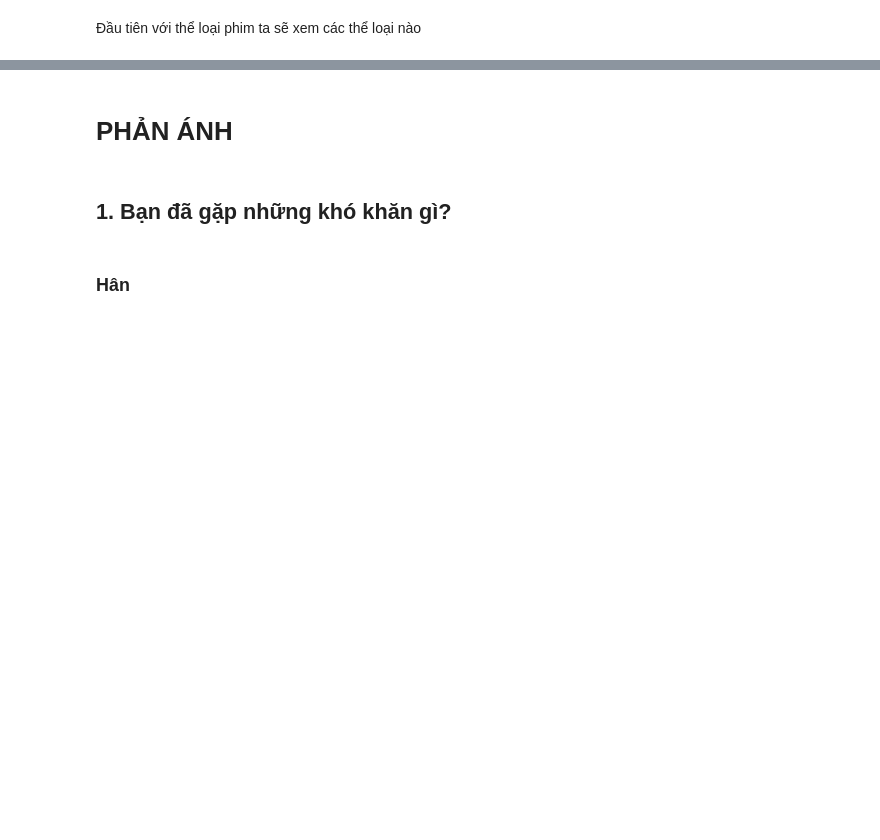
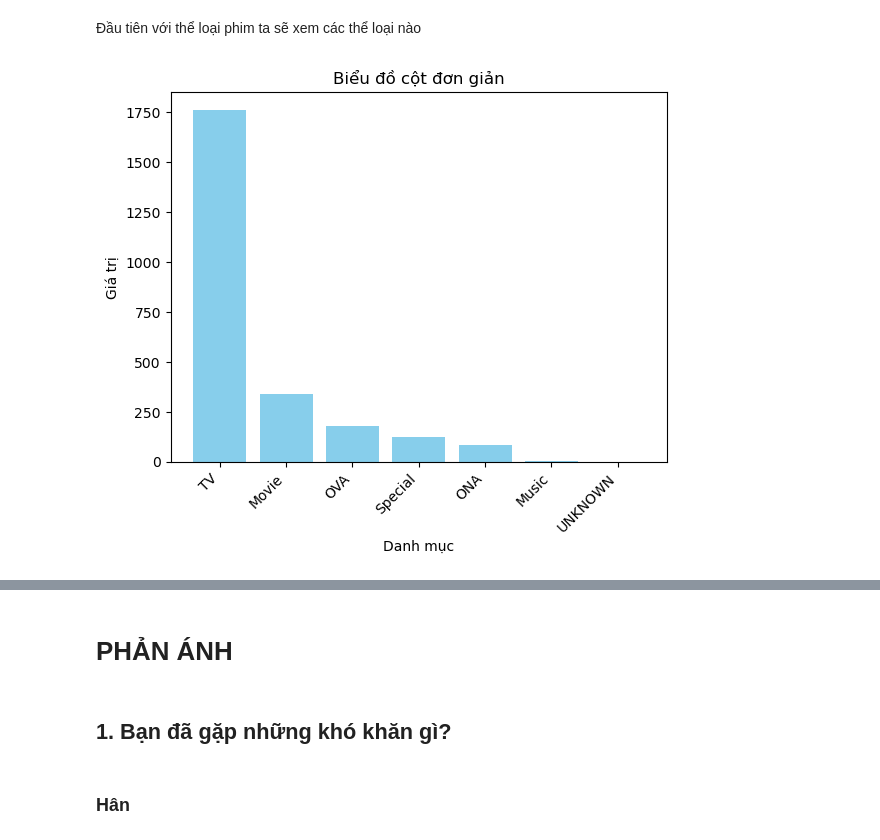
Before and after one commit to AnTuannn/FinalProject_LTKHDL_HKT, a Jupyter notebook: TraLoiCauHoi.ipynb, the cells around one changed output, grey strips where cells are left out. Saved outputs shown, nothing was run; the diff lists cells and outputs as text; code cells hidden in the pictures; blank space fills up the shorter version.

```diff
--- a/TraLoiCauHoi.ipynb
+++ b/TraLoiCauHoi.ipynb
@@ -110,0 +140,8 @@ plt.show()
+# %%
+type_distribution = single_cate_profile.iloc[1,0]
+source_distribution = single_cate_profile.iloc[1,1]
+rating_distribution = single_cate_profile.iloc[1,2]
+print(type_distribution)
+print(source_distribution)
+print(rating_distribution)
+print(genres_distribution)
@@ -111,2 +153,15 @@ plt.show()
 # %% [markdown]
 Đầu tiên với thể loại phim ta sẽ xem các thể loại nào
+# %%
+# Vẽ biểu đồ cột
+plt.bar(type_distribution.keys(), type_distribution.values(), color='skyblue')
+plt.xticks(rotation=45, ha='right')
+# Thêm tiêu đề và nhãn cho trục
+plt.title('Biểu đồ cột đơn giản')
+plt.xlabel('Danh mục')
+plt.ylabel('Giá trị')
+
+# Hiển thị biểu đồ
+plt.show()
+# %% [output]
+[figure, added]
```
Also changed, not shown: parts of 18 cells of this notebook.
